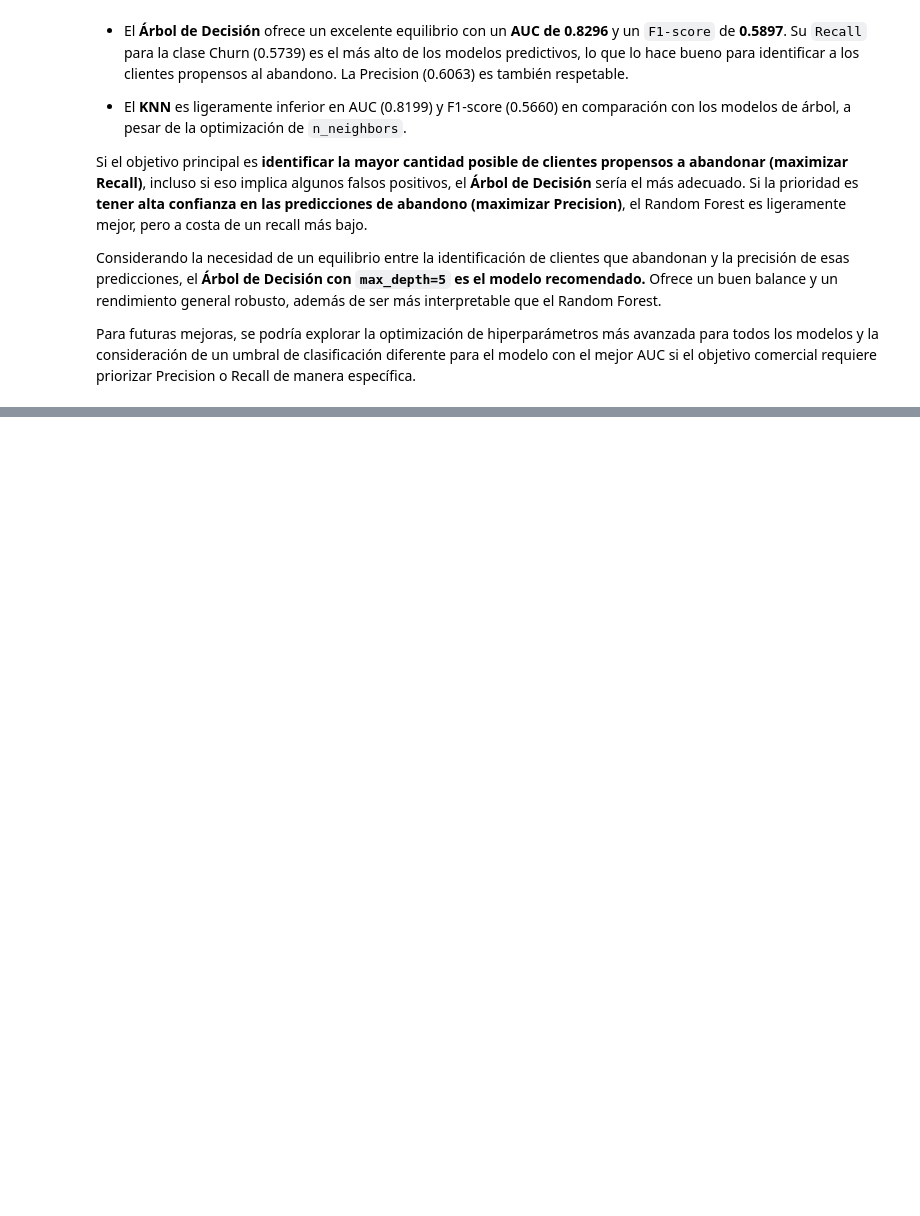
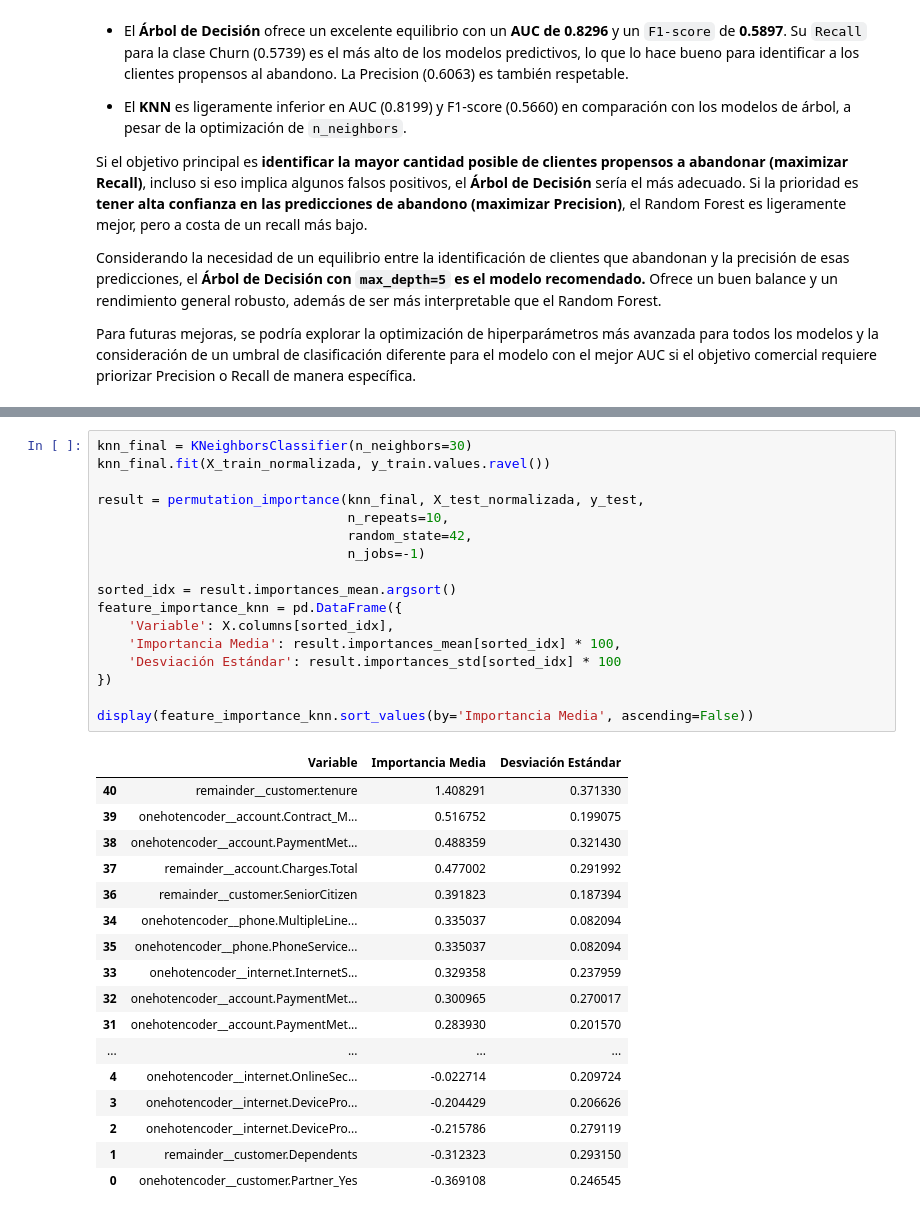
Before and after one commit to brunod02/Analisis-evasi-n-clientes-parte2, a Jupyter notebook: TelecomX_LATAM_parte2.ipynb, the cells around one changed output, grey strips where cells are left out. Drawn from its saved outputs; the diff is of its cells as text; blank space fills up the shorter version.

```diff
--- a/TelecomX_LATAM_parte2.ipynb
+++ b/TelecomX_LATAM_parte2.ipynb
@@ -653,0 +721,35 @@ Para futuras mejoras, se podría explorar la optimización de hiperparámetros m
+# %%
+knn_final = KNeighborsClassifier(n_neighbors=30)
+knn_final.fit(X_train_normalizada, y_train.values.ravel())
+
+result = permutation_importance(knn_final, X_test_normalizada, y_test,
+                                n_repeats=10,
+                                random_state=42,
+                                n_jobs=-1)
+
+sorted_idx = result.importances_mean.argsort()
+feature_importance_knn = pd.DataFrame({
+    'Variable': X.columns[sorted_idx],
+    'Importancia Media': result.importances_mean[sorted_idx] * 100,
+    'Desviación Estándar': result.importances_std[sorted_idx] * 100
+})
+
+display(feature_importance_knn.sort_values(by='Importancia Media', ascending=False))
+# %% [output]
+|  | Variable | Importancia Media | Desviación Estándar |
+| 40 | remainder__customer.tenure | 1.408291 | 0.371330 |
+| 39 | onehotencoder__account.Contract_M... | 0.516752 | 0.199075 |
+| 38 | onehotencoder__account.PaymentMet... | 0.488359 | 0.321430 |
+| 37 | remainder__account.Charges.Total | 0.477002 | 0.291992 |
+| 36 | remainder__customer.SeniorCitizen | 0.391823 | 0.187394 |
+| 34 | onehotencoder__phone.MultipleLine... | 0.335037 | 0.082094 |
+| 35 | onehotencoder__phone.PhoneService... | 0.335037 | 0.082094 |
+| 33 | onehotencoder__internet.InternetS... | 0.329358 | 0.237959 |
+| 32 | onehotencoder__account.PaymentMet... | 0.300965 | 0.270017 |
+| 31 | onehotencoder__account.PaymentMet... | 0.283930 | 0.201570 |
+| ... | ... | ... | ... |
+| 4 | onehotencoder__internet.OnlineSec... | -0.022714 | 0.209724 |
+| 3 | onehotencoder__internet.DevicePro... | -0.204429 | 0.206626 |
+| 2 | onehotencoder__internet.DevicePro... | -0.215786 | 0.279119 |
+| 1 | remainder__customer.Dependents | -0.312323 | 0.293150 |
+| 0 | onehotencoder__customer.Partner_Yes | -0.369108 | 0.246545 |
```
Also changed, not shown: parts of 6 cells of this notebook.
